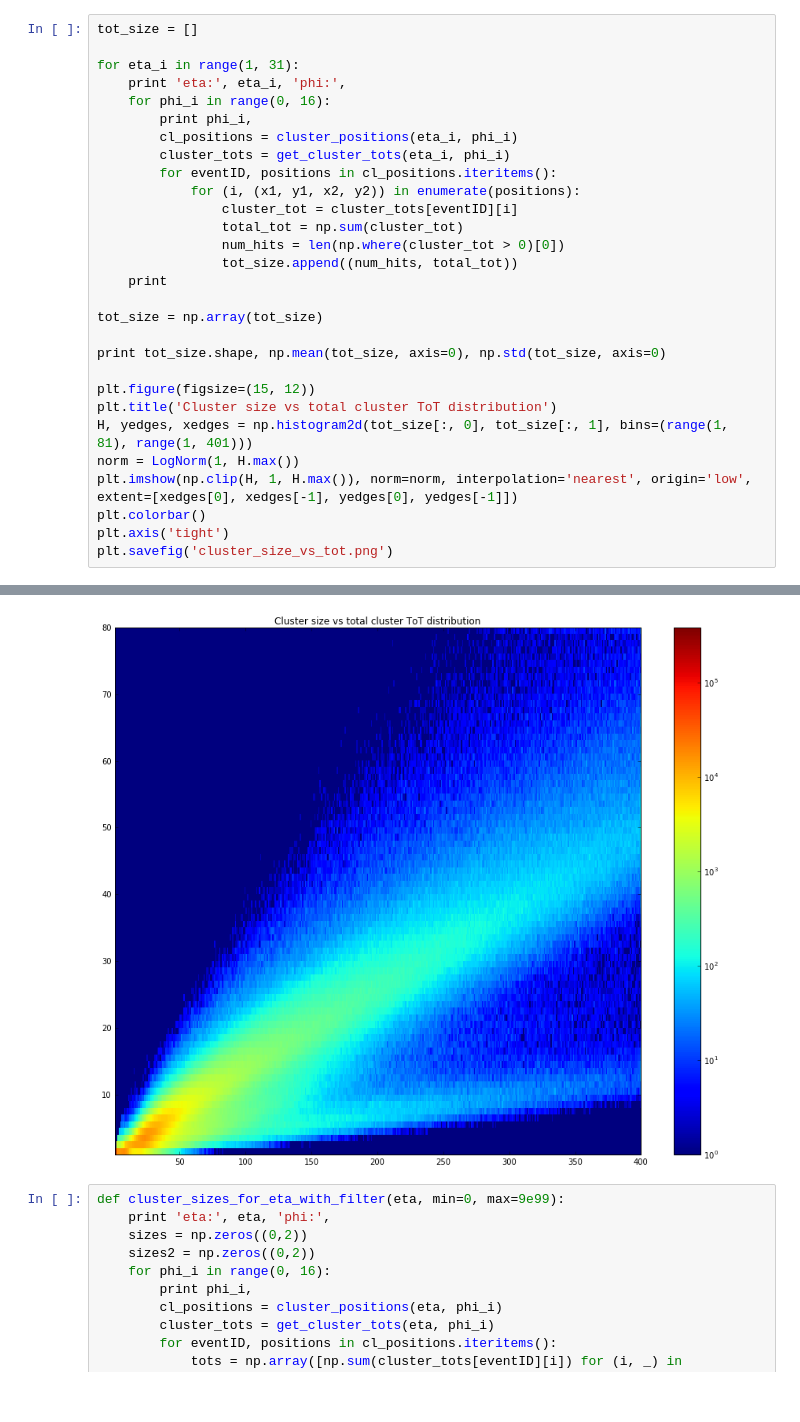
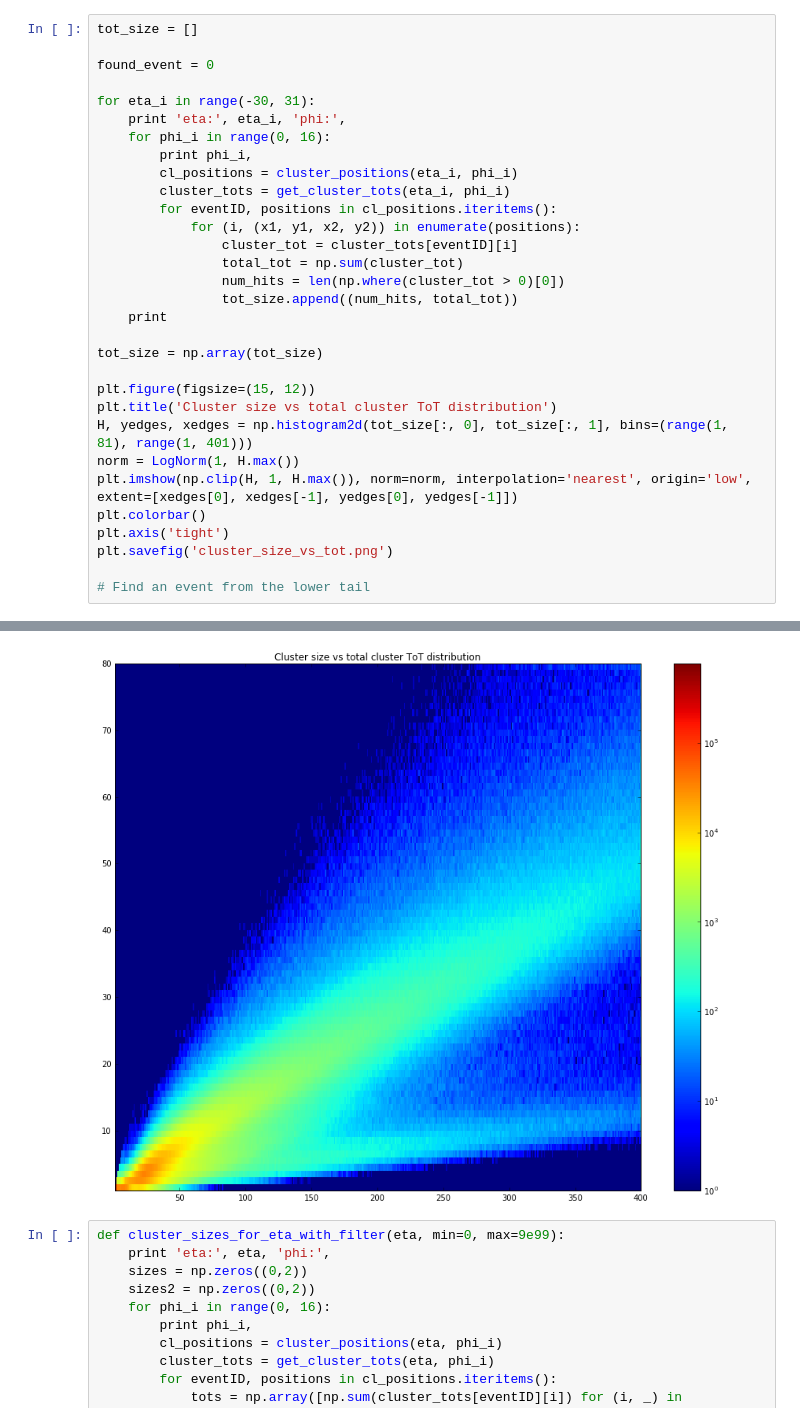
Before and after one commit to adikus/physics_project, a Jupyter notebook: tots.ipynb, the cells around one changed output, grey strips where cells are left out. Drawn from its saved outputs; the diff is of its cells as text.

```diff
--- a/tots.ipynb
+++ b/tots.ipynb
@@ -66,7 +80,9 @@ def get_cluster_tots(eta, phi):
 # %%
 tot_size = []
 
-for eta_i in range(1, 31):
+found_event = 0
+
+for eta_i in range(-30, 31):
     print 'eta:', eta_i, 'phi:',
     for phi_i in range(0, 16):
         print phi_i,
@@ -82,8 +98,6 @@ for eta_i in range(1, 31):
 
 tot_size = np.array(tot_size)
 
-print tot_size.shape, np.mean(tot_size, axis=0), np.std(tot_size, axis=0)
-
 plt.figure(figsize=(15, 12))
 plt.title('Cluster size vs total cluster ToT distribution')
 H, yedges, xedges = np.histogram2d(tot_size[:, 0], tot_size[:, 1], bins=(range(1, 81), range(1, 401)))
@@ -92,4 +106,6 @@ plt.imshow(np.clip(H, 1, H.max()), norm=norm, interpolation='nearest', origin='l
 plt.colorbar()
 plt.axis('tight')
 plt.savefig('cluster_size_vs_tot.png')
+
+# Find an event from the lower tail
 # %% [output]
@@ -113,4 +129,4 @@ eta: 30 phi: 0 1 2 3 4 5 6 7 8 9 10 11 12 13 14 15
-[figure, old version]
+[figure, new version]
 # %%
 def cluster_sizes_for_eta_with_filter(eta, min=0, max=9e99):
     print 'eta:', eta, 'phi:',
```
Also changed, not shown: parts of 13 cells of this notebook, 17 other files.
